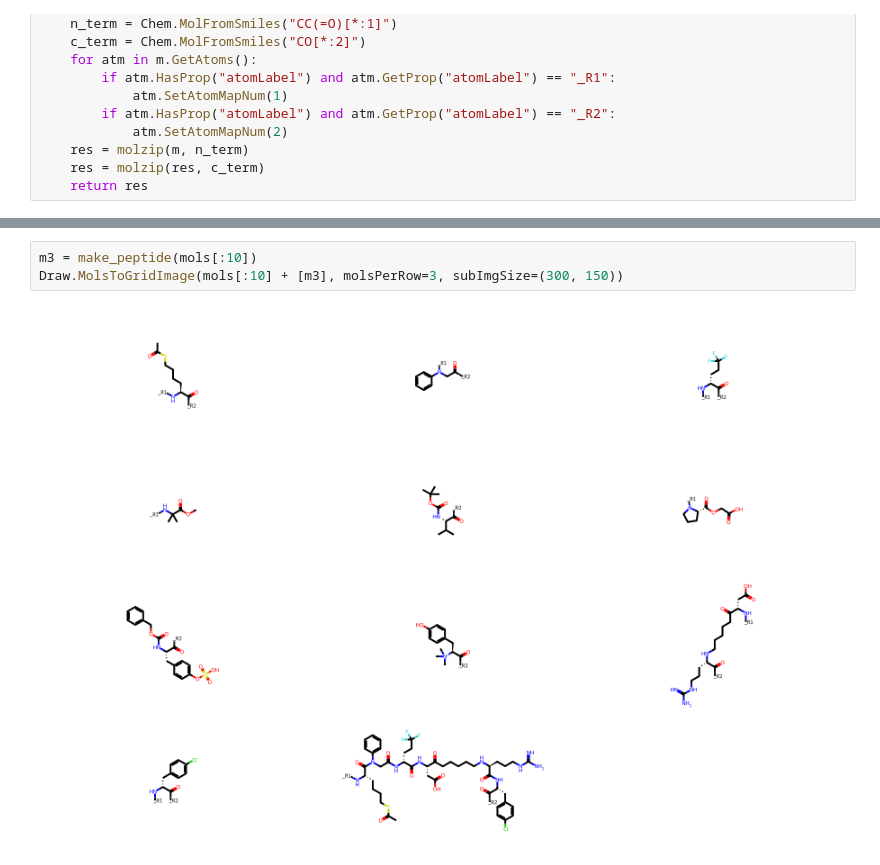
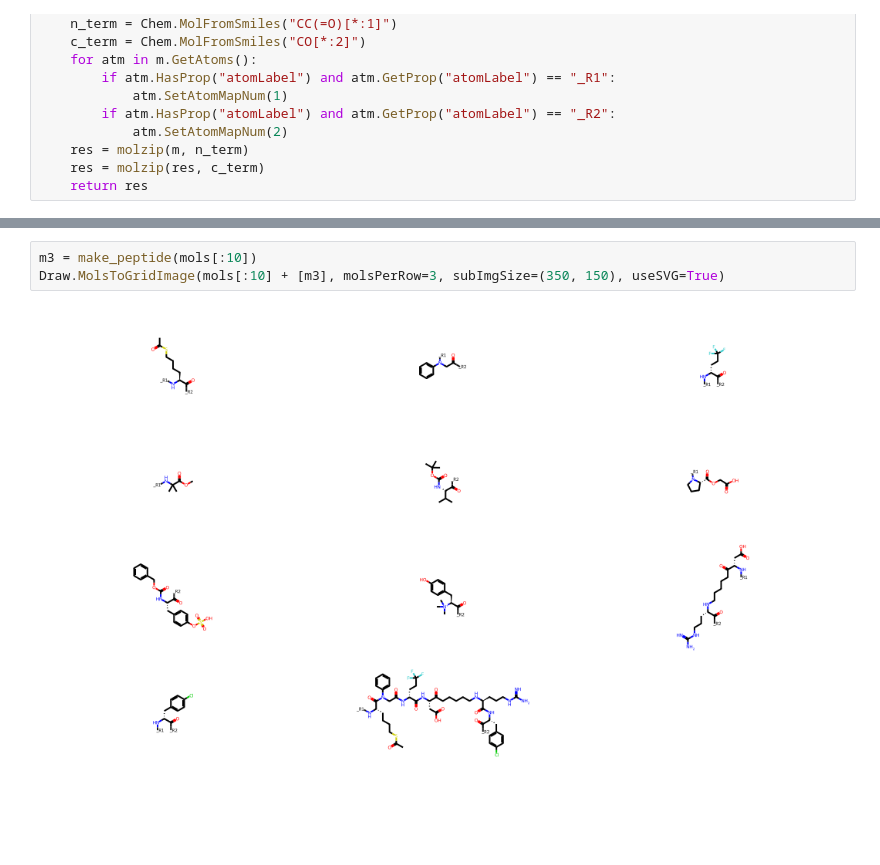
Before and after one commit to iwatobipen/playground, a Jupyter notebook: make_peptide.ipynb, the cells around one changed output, grey strips where cells are left out. Drawn from its saved outputs; the diff is of its cells as text; blank space fills up the shorter version.

```diff
--- a/make_peptide.ipynb
+++ b/make_peptide.ipynb
@@ -90,8 +90,8 @@ Draw.MolsToGridImage([mols[1], mols[2], m1, m2], molsPerRow=4)
 # %%
 m3 = make_peptide(mols[:10])
-Draw.MolsToGridImage(mols[:10] + [m3], molsPerRow=3, subImgSize=(300, 150))
+Draw.MolsToGridImage(mols[:10] + [m3], molsPerRow=3, subImgSize=(350, 150), useSVG=True)
 # %% [output]
-[figure, old version]
+[figure, new version]
 # %%
 cap_terminal(m3)
 # %% [output]
```
Also changed, not shown: parts of 3 cells of this notebook.
